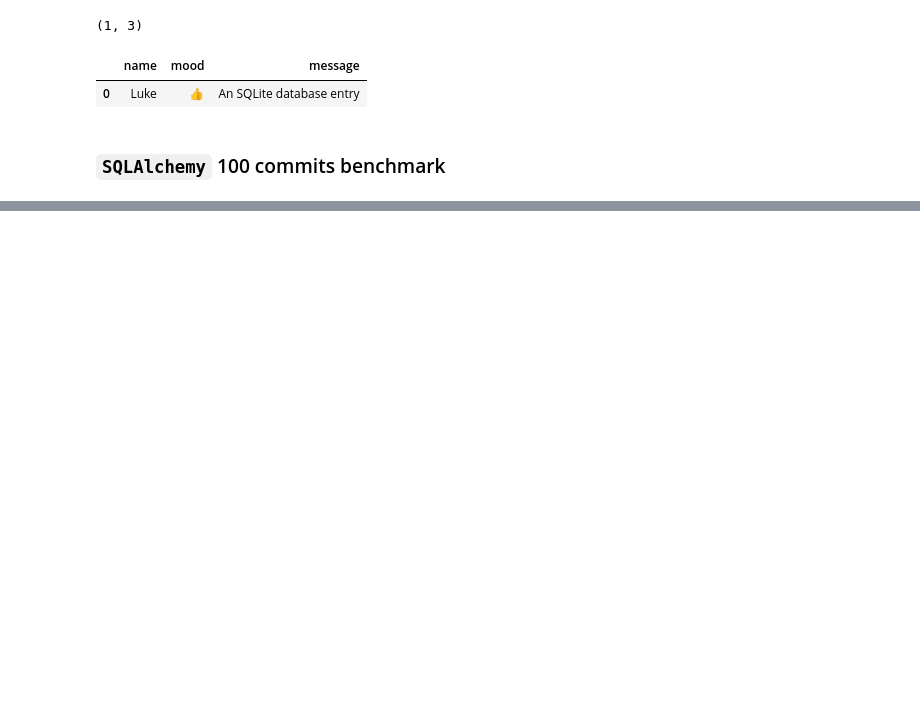
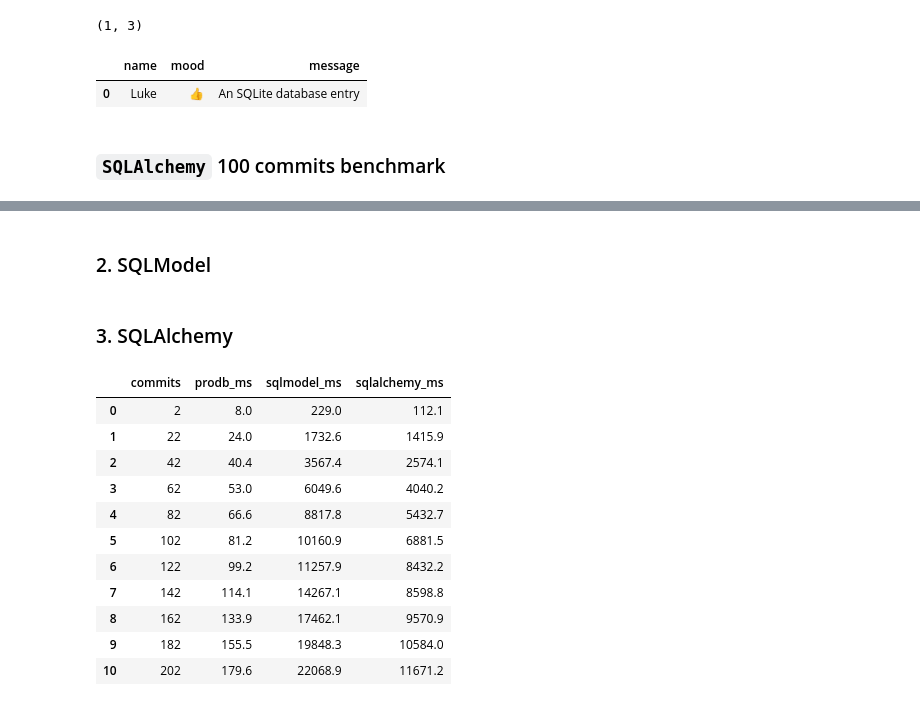
Before and after one commit to lukexyz/prodb, a Jupyter notebook: nbs/01_benchmarks.ipynb, the cells around one changed output, grey strips where cells are left out. Saved outputs shown, nothing was run; the diff lists cells and outputs as text; code cells hidden in the pictures; blank space fills up the shorter version.

```diff
--- a/nbs/01_benchmarks.ipynb
+++ b/nbs/01_benchmarks.ipynb
@@ -221,0 +253,2 @@ Wall time: 10.9 s
+# %% [markdown]
+### 2. SQLModel
@@ -221,0 +267,2 @@ Wall time: 10.9 s
+# %% [markdown]
+### 3. SQLAlchemy
@@ -221,0 +281,15 @@ Wall time: 10.9 s
+# %%
+dx
+# %% [output]
+|  | commits | prodb_ms | sqlmodel_ms | sqlalchemy_ms |
+| 0 | 2 | 8.0 | 229.0 | 112.1 |
+| 1 | 22 | 24.0 | 1732.6 | 1415.9 |
+| 2 | 42 | 40.4 | 3567.4 | 2574.1 |
+| 3 | 62 | 53.0 | 6049.6 | 4040.2 |
+| 4 | 82 | 66.6 | 8817.8 | 5432.7 |
+| 5 | 102 | 81.2 | 10160.9 | 6881.5 |
+| 6 | 122 | 99.2 | 11257.9 | 8432.2 |
+| 7 | 142 | 114.1 | 14267.1 | 8598.8 |
+| 8 | 162 | 133.9 | 17462.1 | 9570.9 |
+| 9 | 182 | 155.5 | 19848.3 | 10584.0 |
+| 10 | 202 | 179.6 | 22068.9 | 11671.2 |
```
Also changed, not shown: parts of 22 cells of this notebook, 6 other files.
